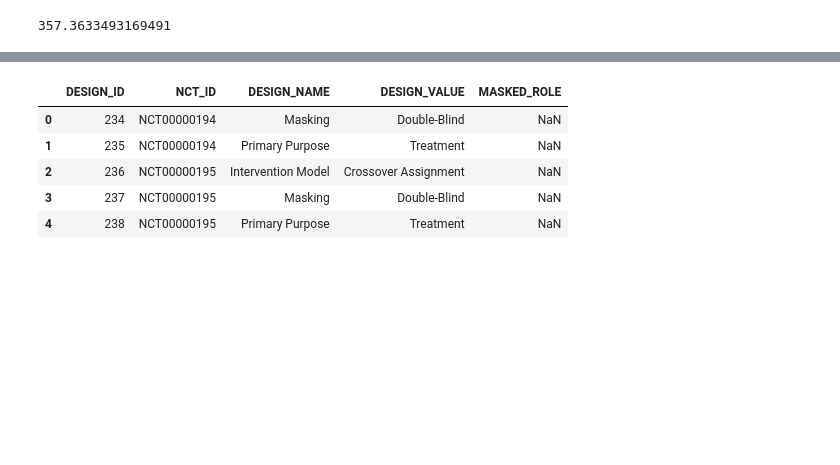
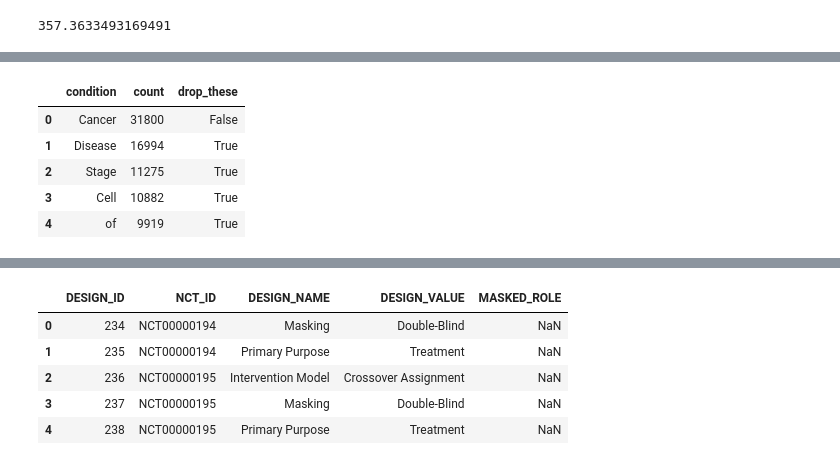
Before and after one commit to szeitlin/clinicaltrials, a Jupyter notebook: 07082016_initial_eda.ipynb, the cells around one changed output, grey strips where cells are left out. Drawn from its saved outputs; the diff is of its cells as text; code cells hidden in the pictures; blank space fills up the shorter version.

```diff
--- a/07082016_initial_eda.ipynb
+++ b/07082016_initial_eda.ipynb
@@ -44,4 +66,4 @@ def word_counter(colname):
 word_count = word_counter(conditions['CONDITION'])
 # %%
 import operator
-sorted(word_count.items(), key=operator.itemgetter(1), reverse=True)
+condition_wc_list = sorted(word_count.items(), key=operator.itemgetter(1), reverse=True)
@@ -74,0 +96,9 @@ wc_s.std()
+# %%
+top_1000.head()
+# %% [output]
+|  | condition | count | drop_these |
+| 0 | Cancer | 31800 | False |
+| 1 | Disease | 16994 | True |
+| 2 | Stage | 11275 | True |
+| 3 | Cell | 10882 | True |
+| 4 | of | 9919 | True |
```
Also changed, not shown: parts of 34 cells of this notebook.
